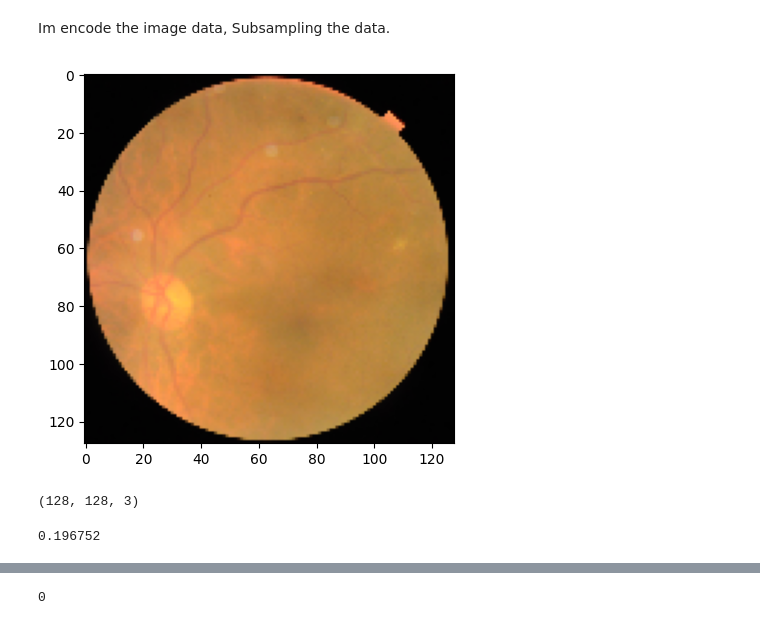
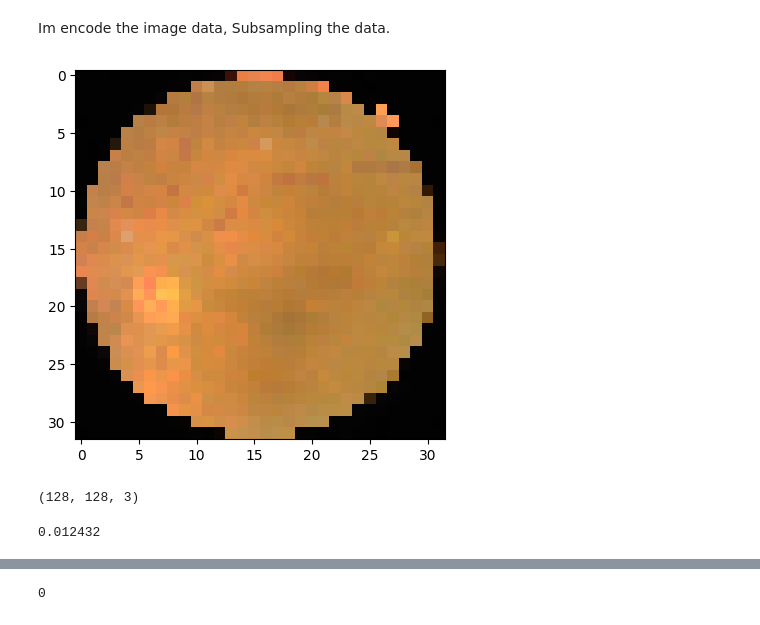
Before and after one commit to ris3abh/rfmd, a Jupyter notebook: code/preprocessing_windows.ipynb, the cells around one changed output, grey strips where cells are left out. Saved outputs shown, nothing was run; the diff lists cells and outputs as text; code cells hidden in the pictures.

```diff
--- a/code/preprocessing_windows.ipynb
+++ b/code/preprocessing_windows.ipynb
@@ -110,25 +110,25 @@ Subsampling the data.
 # %%
 ## opening an image and converting it to numpy array
 import cv2
 import matplotlib.pyplot as plt
 img = cv2.imread('../data/Training_Set/Training/103.png')
 img1 = img
 img = cv2.cvtColor(img, cv2.COLOR_BGR2RGB)
 ## cropping the sides of the image
 img = img[5:img.shape[0]-5, 360:img.shape[1]-360]
 ## normalizing the image
 img = cv2.normalize(img, None, alpha=0, beta=1, norm_type=cv2.NORM_MINMAX, dtype=cv2.CV_32F)
 ## pyrdown the image
 img = cv2.pyrDown(img)
 ## resizing the image to 224x224x3
-img = cv2.resize(img, (128, 128))
+img = cv2.resize(img, (32, 32))
 ##converting it into 1d array
 ## converting the image to grayscale
 # img = cv2.cvtColor(img, cv2.COLOR_RGB2GRAY)
 plt.imshow(img)
 plt.show()
 # %% [output]
-[figure, old version]
+[figure, new version]
 # %%
 img
 print(img.shape)
@@ -139,7 +139,7 @@ print(img.shape)
 import sys
 print(sys.getsizeof(img)/1000000)
 # %% [output]
-0.196752
+0.012432
 # %%
 import os
 import cv2
```
Also changed, not shown: parts of 3 cells of this notebook, 3 other files.
